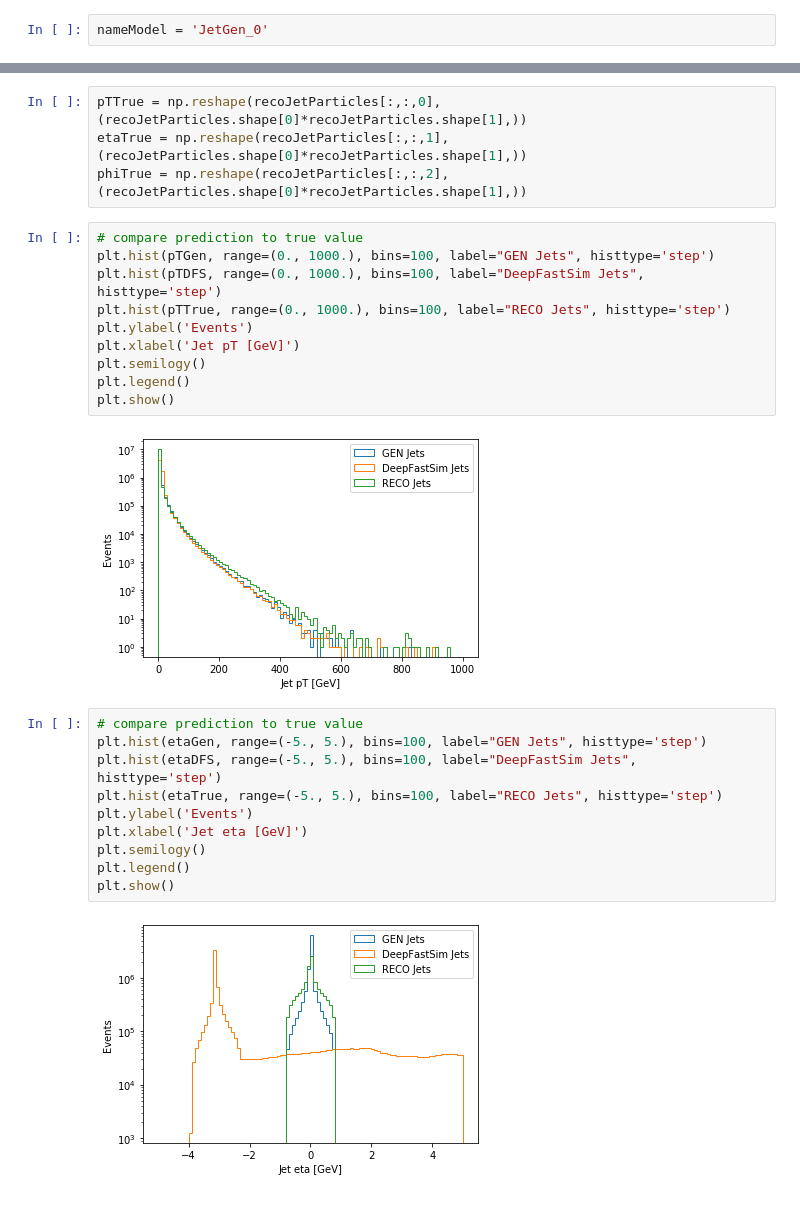
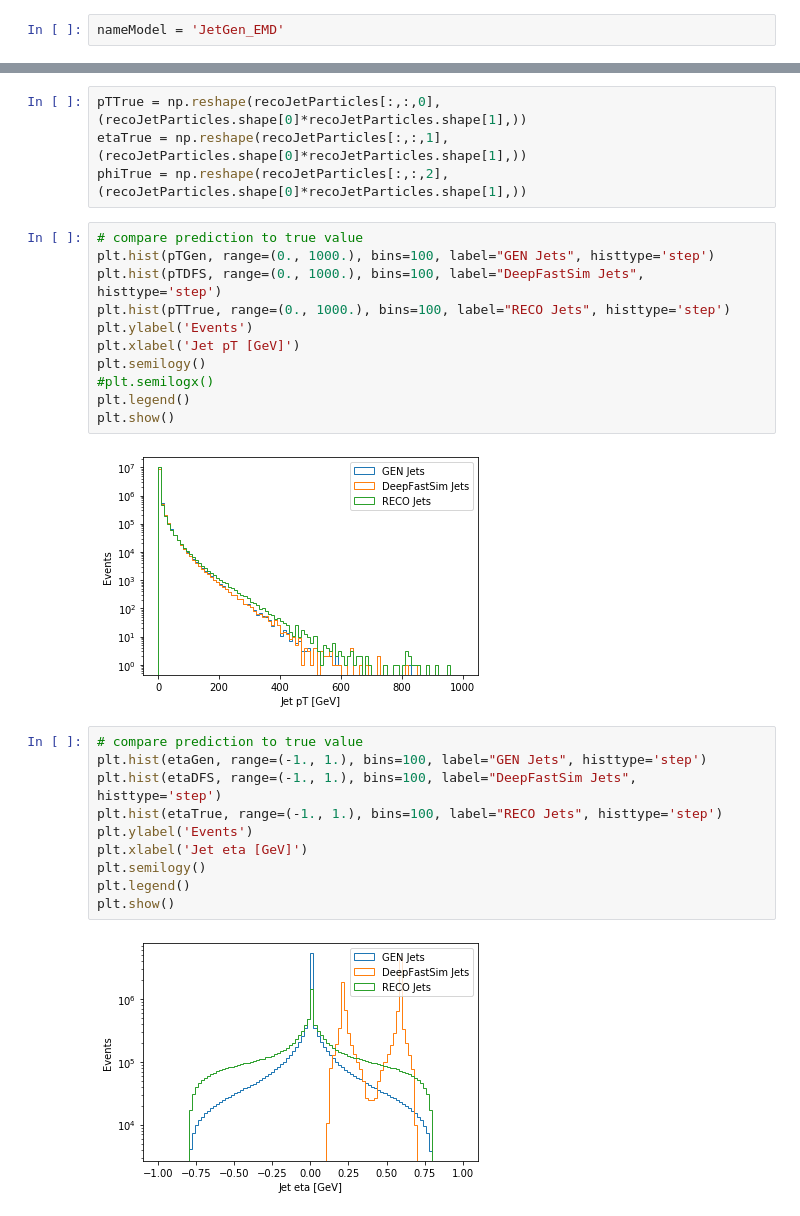
Before and after one commit to mpp-hep/JetGen, a Jupyter notebook: jupyter/JetGen_PostTrain.ipynb, the cells around one changed output, grey strips where cells are left out. Cells and saved outputs as stored; diff of their text form.

Commit message:
removed old models updated notebook

```diff
--- a/jupyter/JetGen_PostTrain.ipynb
+++ b/jupyter/JetGen_PostTrain.ipynb
@@ -36,7 +36,7 @@ print(genJet.shape)
 (109984, 10)
 (109984, 14)
 # %%
-nameModel = 'JetGen_0'
+nameModel = 'JetGen_EMD'
 # %%
 # import the Generator model
 from keras.models import model_from_json
@@ -114,21 +111,22 @@ plt.hist(pTTrue, range=(0., 1000.), bins=100, label="RECO Jets", histtype='step'
 plt.ylabel('Events')
 plt.xlabel('Jet pT [GeV]')
 plt.semilogy()
+#plt.semilogx()
 plt.legend()
 plt.show()
 # %% [output]
-[figure, old version]
+[figure, new version]
 # %%
 # compare prediction to true value
-plt.hist(etaGen, range=(-5., 5.), bins=100, label="GEN Jets", histtype='step')
-plt.hist(etaDFS, range=(-5., 5.), bins=100, label="DeepFastSim Jets", histtype='step')
-plt.hist(etaTrue, range=(-5., 5.), bins=100, label="RECO Jets", histtype='step')
+plt.hist(etaGen, range=(-1., 1.), bins=100, label="GEN Jets", histtype='step')
+plt.hist(etaDFS, range=(-1., 1.), bins=100, label="DeepFastSim Jets", histtype='step')
+plt.hist(etaTrue, range=(-1., 1.), bins=100, label="RECO Jets", histtype='step')
 plt.ylabel('Events')
 plt.xlabel('Jet eta [GeV]')
 plt.semilogy()
 plt.legend()
 plt.show()
 # %% [output]
-[figure, old version]
+[figure, new version]
 # %%
 # compare prediction to true value
```
Also changed, not shown: parts of 14 cells of this notebook, 8 other files.
